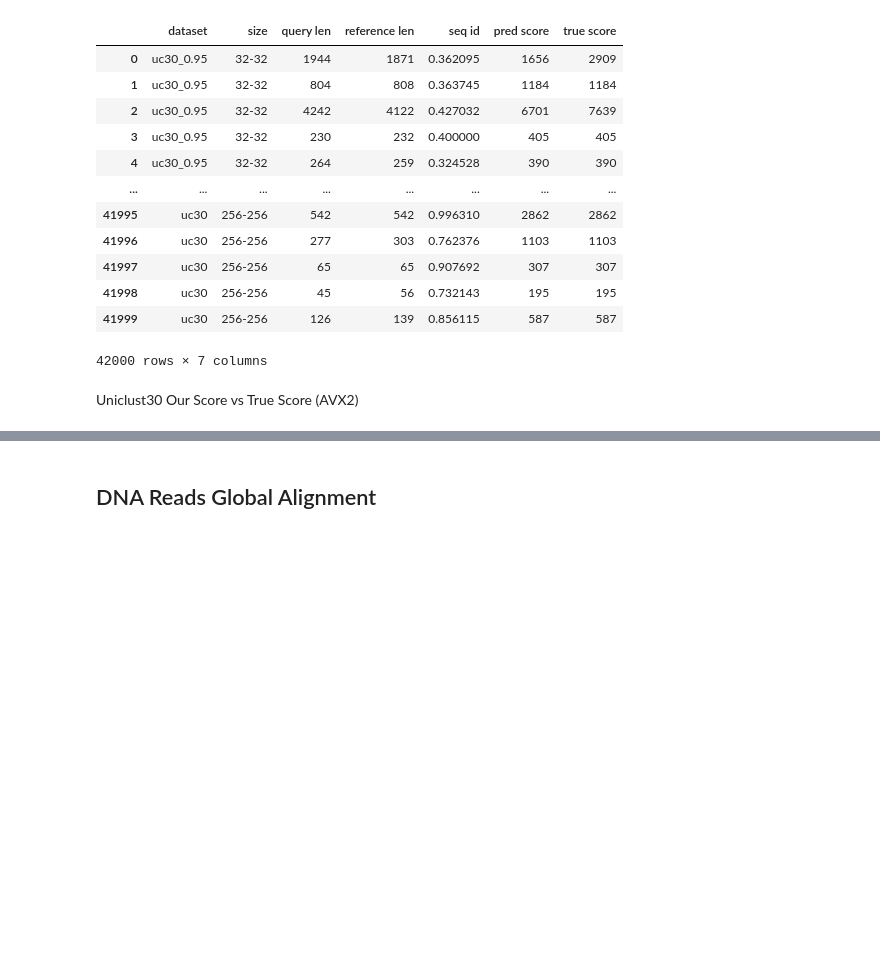
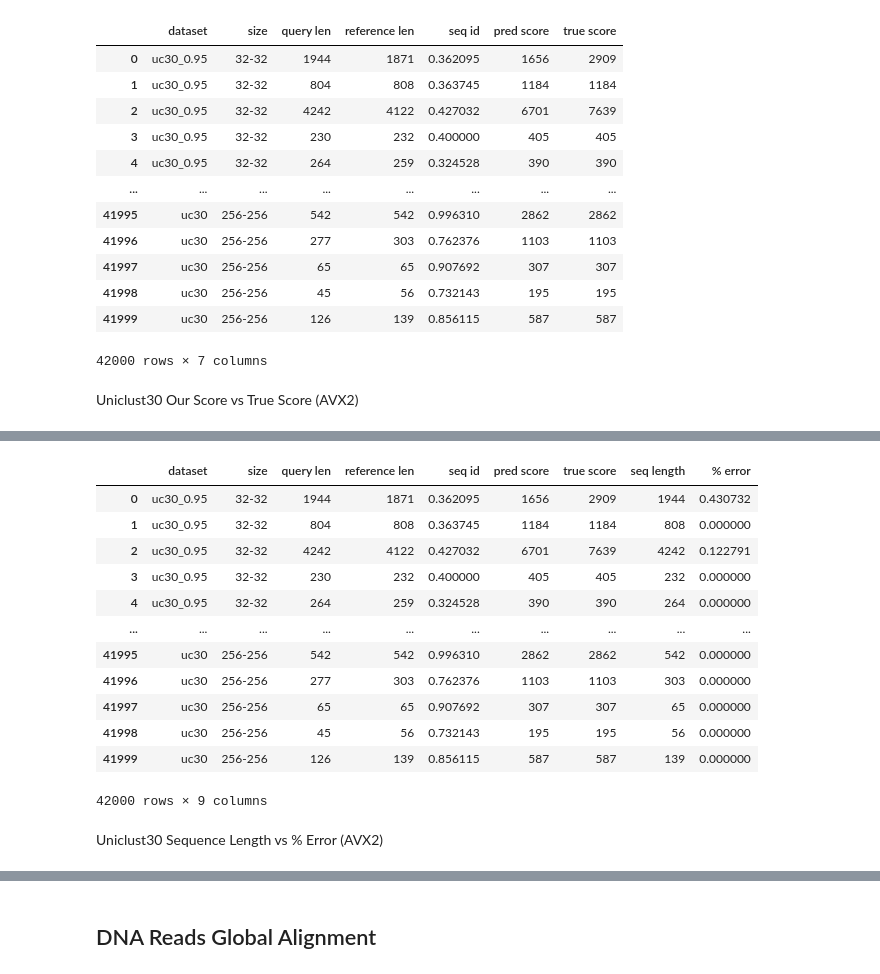
Before and after one commit to Daniel-Liu-c0deb0t/block-aligner, a Jupyter notebook: vis/block_aligner_accuracy_vis.ipynb, the cells around one changed output, grey strips where cells are left out. Saved outputs shown, nothing was run; the diff lists cells and outputs as text; code cells hidden in the pictures; blank space fills up the shorter version.

```diff
--- a/vis/block_aligner_accuracy_vis.ipynb
+++ b/vis/block_aligner_accuracy_vis.ipynb
@@ -274,3 +274,23 @@ save(c, "uniclust30_scores.pdf")
 c
 # %% [output]
 [interactive output not drawn]
+# %%
+data["seq length"] = data[["query len", "reference len"]].max(axis = 1)
+data["% error"] = 1.0 - data["pred score"] / data["true score"]
+data
+# %% [output]
+|  | dataset | size | query len | reference len | seq id | pred score | true score | seq length | % error |
+| 0 | uc30_0.95 | 32-32 | 1944 | 1871 | 0.362095 | 1656 | 2909 | 1944 | 0.430732 |
+| 1 | uc30_0.95 | 32-32 | 804 | 808 | 0.363745 | 1184 | 1184 | 808 | 0.000000 |
+| 2 | uc30_0.95 | 32-32 | 4242 | 4122 | 0.427032 | 6701 | 7639 | 4242 | 0.122791 |
+| 3 | uc30_0.95 | 32-32 | 230 | 232 | 0.400000 | 405 | 405 | 232 | 0.000000 |
+| 4 | uc30_0.95 | 32-32 | 264 | 259 | 0.324528 | 390 | 390 | 264 | 0.000000 |
+| ... | ... | ... | ... | ... | ... | ... | ... | ... | ... |
+| 41995 | uc30 | 256-256 | 542 | 542 | 0.996310 | 2862 | 2862 | 542 | 0.000000 |
+| 41996 | uc30 | 256-256 | 277 | 303 | 0.762376 | 1103 | 1103 | 303 | 0.000000 |
+| 41997 | uc30 | 256-256 | 65 | 65 | 0.907692 | 307 | 307 | 65 | 0.000000 |
+| 41998 | uc30 | 256-256 | 45 | 56 | 0.732143 | 195 | 195 | 56 | 0.000000 |
+| 41999 | uc30 | 256-256 | 126 | 139 | 0.856115 | 587 | 587 | 139 | 0.000000 |
+42000 rows × 9 columns
+# %% [markdown]
+Uniclust30 Sequence Length vs % Error (AVX2)
```
Also changed, not shown: parts of 19 cells of this notebook, 28 other files.
